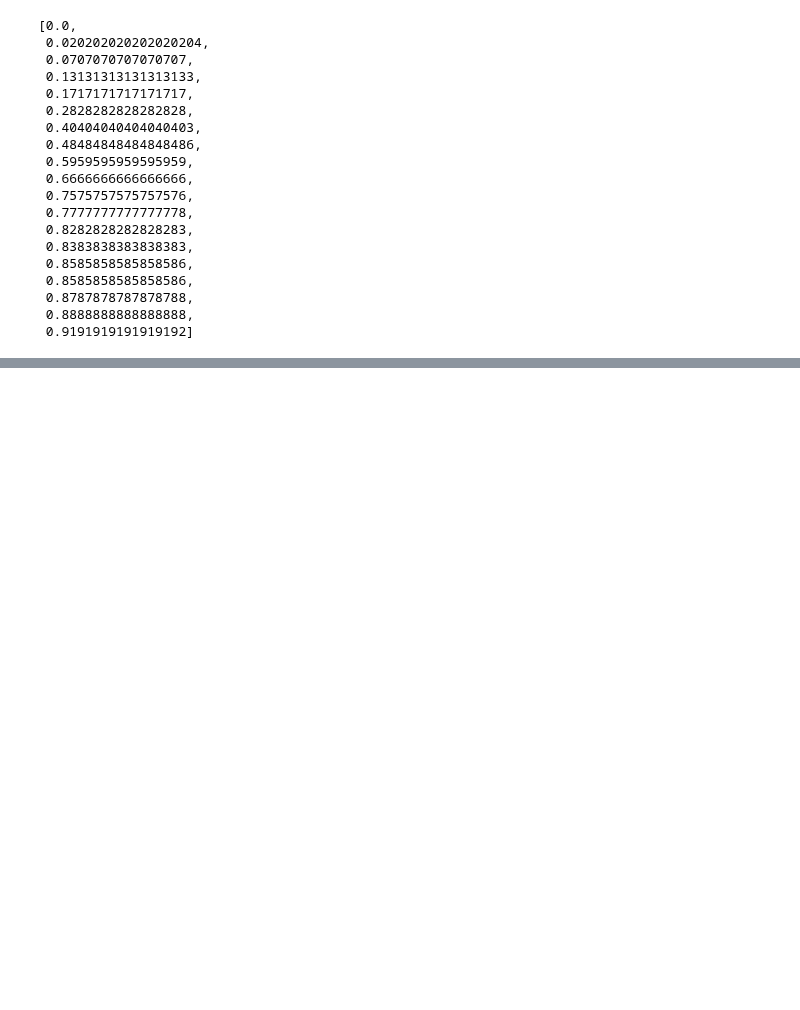
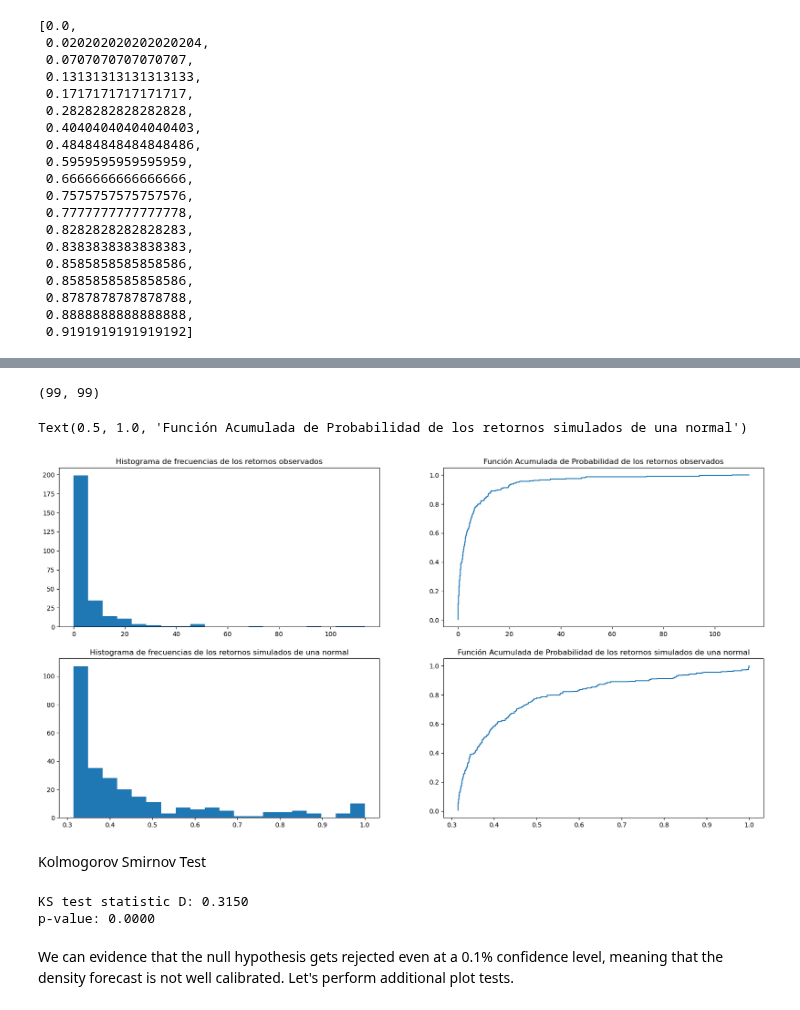
Before and after one commit to remg1997/time_series, a Jupyter notebook: Taller3/notebooks/t3.ipynb, the cells around one changed output, grey strips where cells are left out. Drawn from its saved outputs; the diff is of its cells as text; code cells hidden in the pictures; blank space fills up the shorter version.

```diff
--- a/Taller3/notebooks/t3.ipynb
+++ b/Taller3/notebooks/t3.ipynb
@@ -383,0 +391,13 @@ ax.plot(reliability[:, 0], reliability[:, 1], 'r')
+# %%
+all_actual_values =  df.sq_dem_ret_2
+len(actual_values),len(predicted_values)
+# %% [output]
+(99, 99)
+# %%
+in_sample = all_actual_values[:len_history].values
+# %%
+from scipy.stats import norm
+mean = np.mean(in_sample)
+std = np.std(in_sample)
+
+z1 = norm.cdf(in_sample, loc=mean, scale=std)
@@ -383,0 +406,19 @@ ax.plot(reliability[:, 0], reliability[:, 1], 'r')
+# %%
+in_sample_pda = ECDF(in_sample)
+z1_pda = ECDF(z1)
+# %%
+# Create a 2x2 plot with the histograms and ECDF plots of z1 and in_sample with titles
+fig, ax = plt.subplots(2, 2, figsize=(20, 10))
+ax[0, 0].hist(in_sample, bins=20, density=False)
+ax[0, 0].set_title('Histograma de frecuencias de los retornos observados')
+ax[0, 1].step(in_sample_pda.x, in_sample_pda.y)
+ax[0, 1].set_title('Función Acumulada de Probabilidad de los retornos observados')
+ax[1, 0].hist(z1, bins=20, density= False)
+ax[1, 0].set_title('Histograma de frecuencias de los retornos simulados de una normal')
+ax[1, 1].step(z1_pda.x, z1_pda.y)
+ax[1, 1].set_title('Función Acumulada de Probabilidad de los retornos simulados de una normal')
+# %% [output]
+Text(0.5, 1.0, 'Función Acumulada de Probabilidad de los retornos simulados de una normal')
+[figure, added]
+# %% [markdown]
+Kolmogorov Smirnov Test
@@ -383,0 +429,8 @@ ax.plot(reliability[:, 0], reliability[:, 1], 'r')
+# %%
+print("KS test statistic D: {:.4f}".format(D))
+print("p-value: {:.4f}".format(p))
+# %% [output]
+KS test statistic D: 0.3150
+p-value: 0.0000
+# %% [markdown]
+We can evidence that the null hypothesis gets rejected even at a 0.1% confidence level, meaning that the density forecast is not well calibrated. Let's perform additional plot tests.
```
Also changed, not shown: parts of 14 cells of this notebook.
